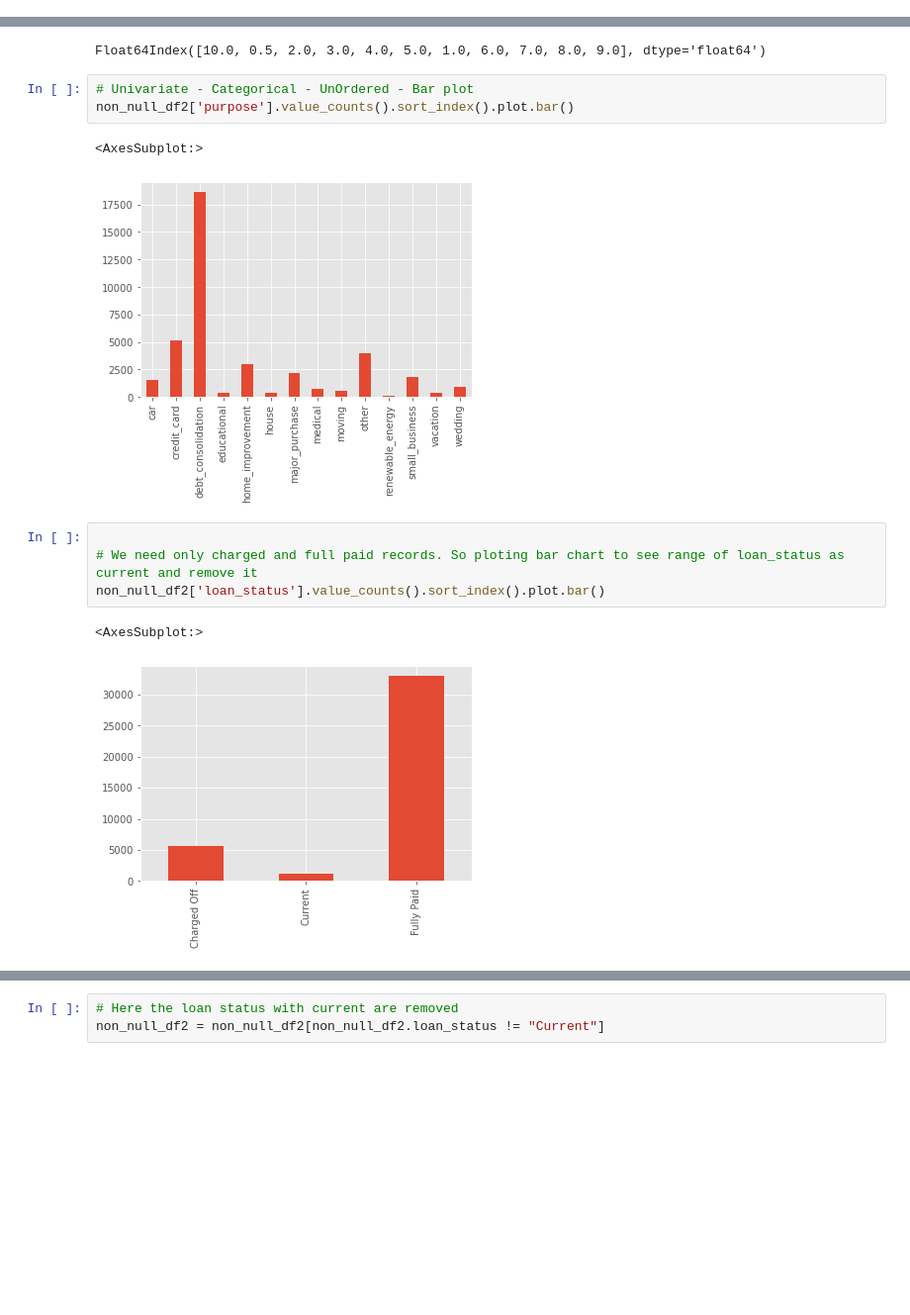
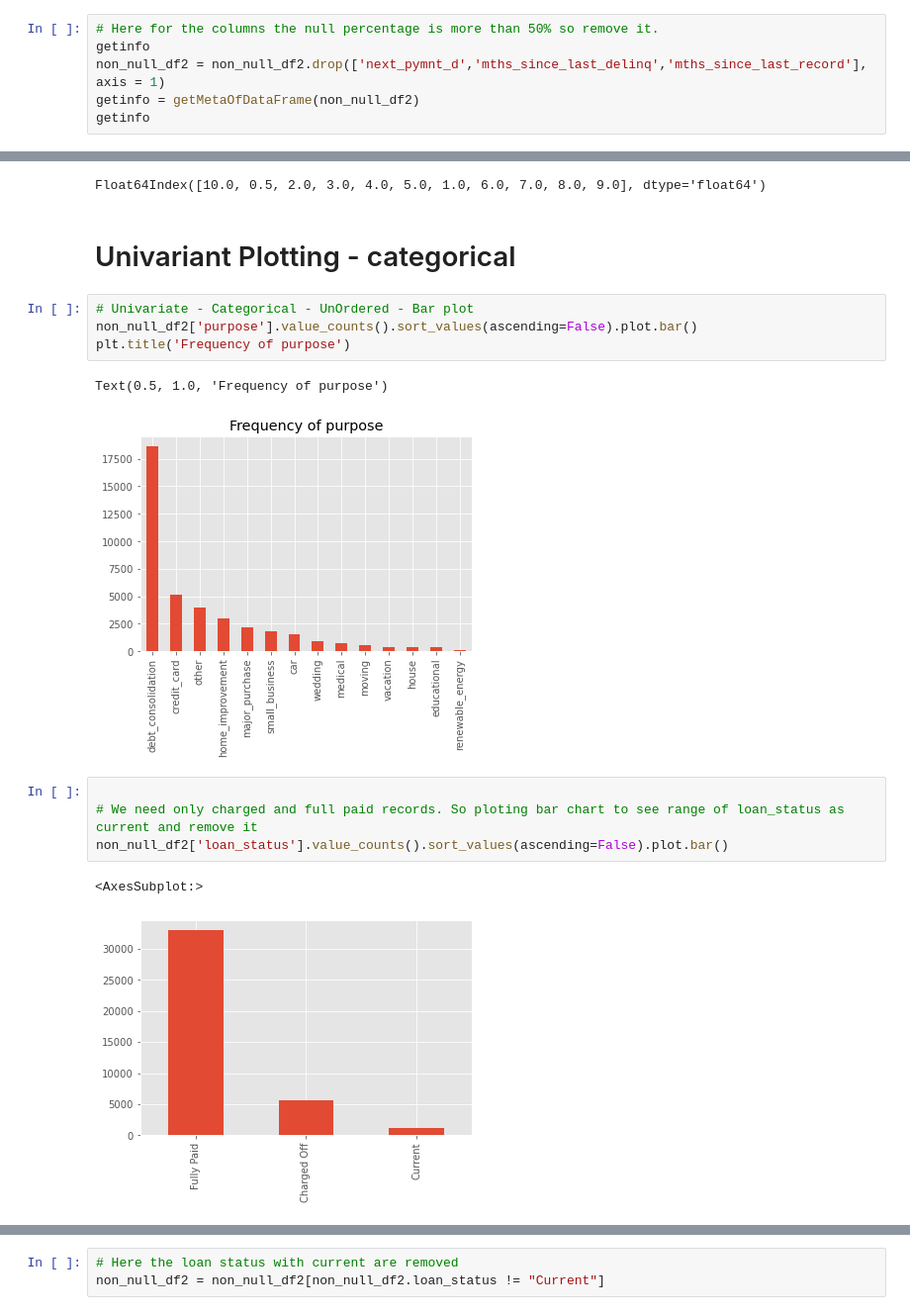
Before and after one commit to tvss93/Lending_Club_Case_Study, a Jupyter notebook: EDA.ipynb, the cells around one changed output, grey strips where cells are left out. Shown: that part at 99% size. Drawn from its saved outputs; the diff is of its cells as text; blank space fills up the shorter version.

```diff
--- a/EDA.ipynb
+++ b/EDA.ipynb
@@ -197,0 +282,6 @@ dtype: object
+# %%
+# Here for the columns the null percentage is more than 50% so remove it.
+getinfo
+non_null_df2 = non_null_df2.drop(['next_pymnt_d','mths_since_last_delinq','mths_since_last_record'], axis = 1)
+getinfo = getMetaOfDataFrame(non_null_df2)
+getinfo
@@ -250,17 +341,20 @@ dtype: object
 non_null_df2.emp_length.value_counts().index
 # %% [output]
 Float64Index([10.0, 0.5, 2.0, 3.0, 4.0, 5.0, 1.0, 6.0, 7.0, 8.0, 9.0], dtype='float64')
+# %% [markdown]
+# Univariant Plotting - categorical
 # %%
 # Univariate - Categorical - UnOrdered - Bar plot
-non_null_df2['purpose'].value_counts().sort_index().plot.bar()
+non_null_df2['purpose'].value_counts().sort_values(ascending=False).plot.bar()
+plt.title('Frequency of purpose')
 # %% [output]
-<AxesSubplot:>
+Text(0.5, 1.0, 'Frequency of purpose')
-[figure, old version]
+[figure, new version]
 # %%
 
 # We need only charged and full paid records. So ploting bar chart to see range of loan_status as current and remove it
-non_null_df2['loan_status'].value_counts().sort_index().plot.bar()
+non_null_df2['loan_status'].value_counts().sort_values(ascending=False).plot.bar()
 # %% [output]
 <AxesSubplot:>
-[figure, old version]
+[figure, new version]
 # %%
```
Also changed, not shown: parts of 32 cells of this notebook.
